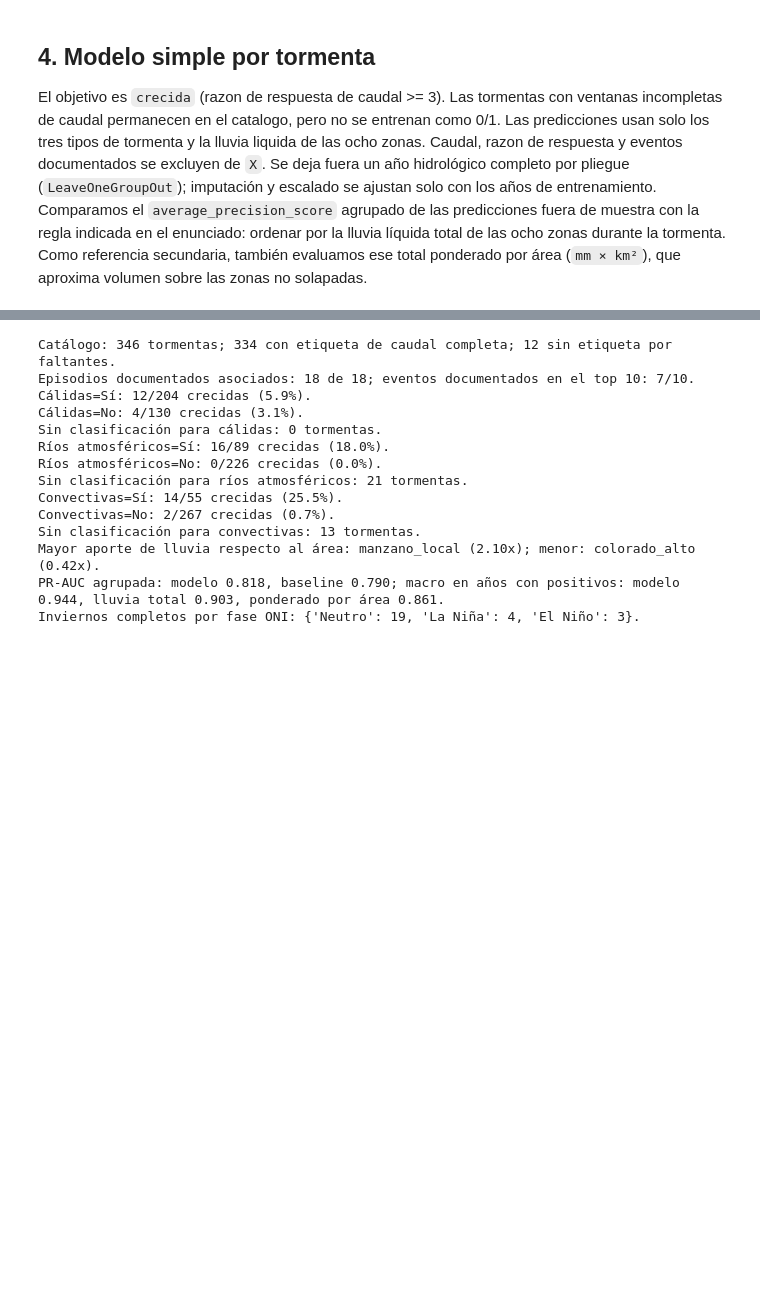
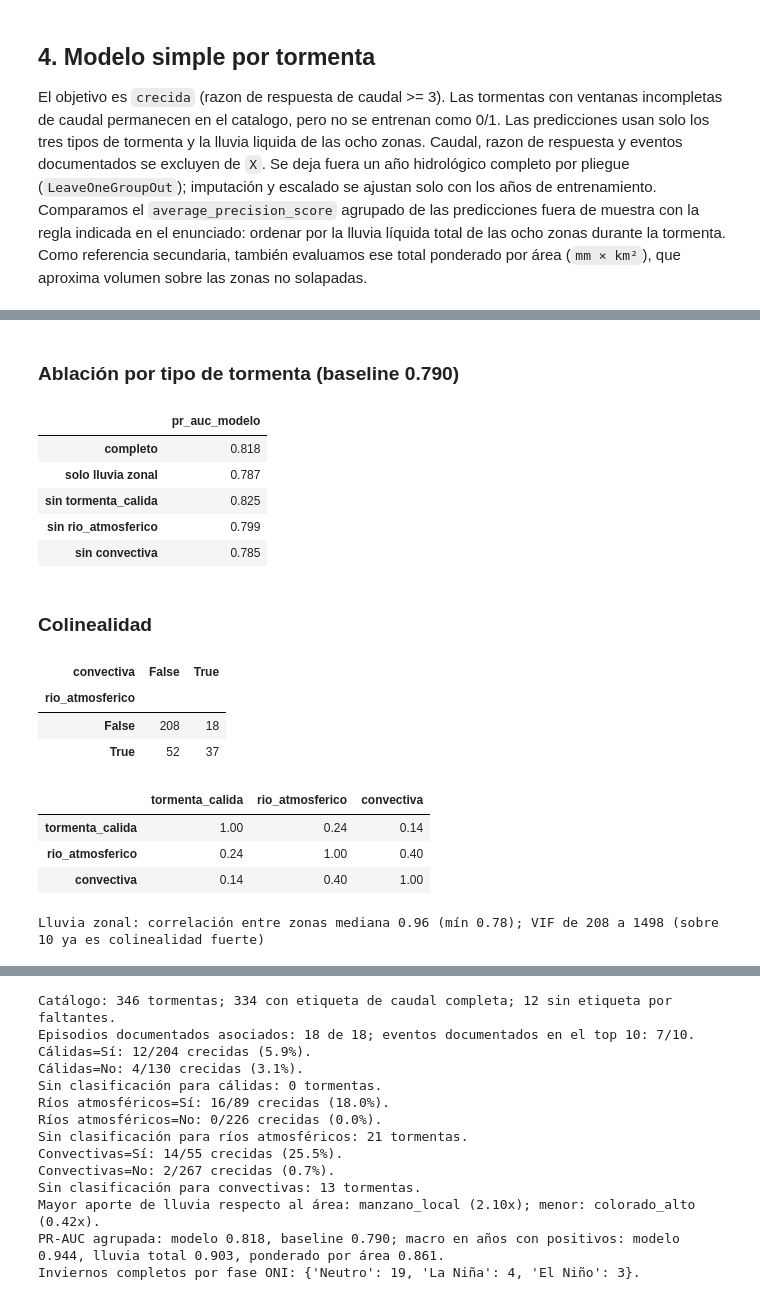
Before and after one commit to astroACR/REDTEAM-RioMaipo, a Jupyter notebook: nivel 3 hackathon.ipynb, the cells around one changed output, grey strips where cells are left out. Saved outputs shown, nothing was run; the diff lists cells and outputs as text; code cells hidden in the pictures; blank space fills up the shorter version.

```diff
--- a/nivel 3 hackathon.ipynb
+++ b/nivel 3 hackathon.ipynb
@@ -698,0 +838,43 @@ PR-AUC regla 'río atmosférico + lluvia líquida': 0.794 (modelo 0.818)
+# %%
+# Robustez de las variables: ¿de qué tipo de tormenta viene la ventaja? ¿se pueden leer los coeficientes?
+variantes = {"completo": columnas_predictoras, "solo lluvia zonal": columnas_lluvia_zonal}
+variantes.update({f"sin {tipo}": [c for c in columnas_predictoras if c != tipo] for tipo in columnas_tipo})
+ablacion = pd.Series({nombre: pr_auc_logo(X[cols], y, grupos) for nombre, cols in variantes.items()},
+                     name="pr_auc_modelo")
+display(Markdown(f"### Ablación por tipo de tormenta (baseline {pr_auc_baseline:.3f})"))
+display(ablacion.round(3).to_frame())
+
+# los tipos comparten señal de humedad e inestabilidad
+tipos_bool = catalogo_modelo[columnas_tipo].dropna().astype(bool)
+display(Markdown("### Colinealidad"))
+display(pd.crosstab(tipos_bool["rio_atmosferico"], tipos_bool["convectiva"]))
+display(tipos_bool.astype(float).corr().round(2))
+
+# la lluvia de una tormenta cae en casi toda la cuenca a la vez: las 8 zonas son casi la misma variable
+lluvia_zonal = catalogo_modelo[columnas_lluvia_zonal]
+vif = pd.Series({
+    columna: 1 / (1 - LinearRegression().fit(lluvia_zonal.drop(columns=columna), lluvia_zonal[columna])
+                  .score(lluvia_zonal.drop(columns=columna), lluvia_zonal[columna]))
+    for columna in columnas_lluvia_zonal
+})
+pares = lluvia_zonal.corr().where(~np.eye(len(columnas_lluvia_zonal), dtype=bool)).stack()
+print(f"Lluvia zonal: correlación entre zonas mediana {pares.median():.2f} (mín {pares.min():.2f}); "
+      f"VIF de {vif.min():.0f} a {vif.max():.0f} (sobre 10 ya es colinealidad fuerte)")
+# %% [output]
+### Ablación por tipo de tormenta (baseline 0.790)
+|  | pr_auc_modelo |
+| completo | 0.818 |
+| solo lluvia zonal | 0.787 |
+| sin tormenta_calida | 0.825 |
+| sin rio_atmosferico | 0.799 |
+| sin convectiva | 0.785 |
+### Colinealidad
+| convectiva | False | True |
+| rio_atmosferico |  |  |
+| False | 208 | 18 |
+| True | 52 | 37 |
+|  | tormenta_calida | rio_atmosferico | convectiva |
+| tormenta_calida | 1.00 | 0.24 | 0.14 |
+| rio_atmosferico | 0.24 | 1.00 | 0.40 |
+| convectiva | 0.14 | 0.40 | 1.00 |
+Lluvia zonal: correlación entre zonas mediana 0.96 (mín 0.78); VIF de 208 a 1498 (sobre 10 ya es colinealidad fuerte)
```
Also changed, not shown: parts of 7 cells of this notebook, 1 other file.
